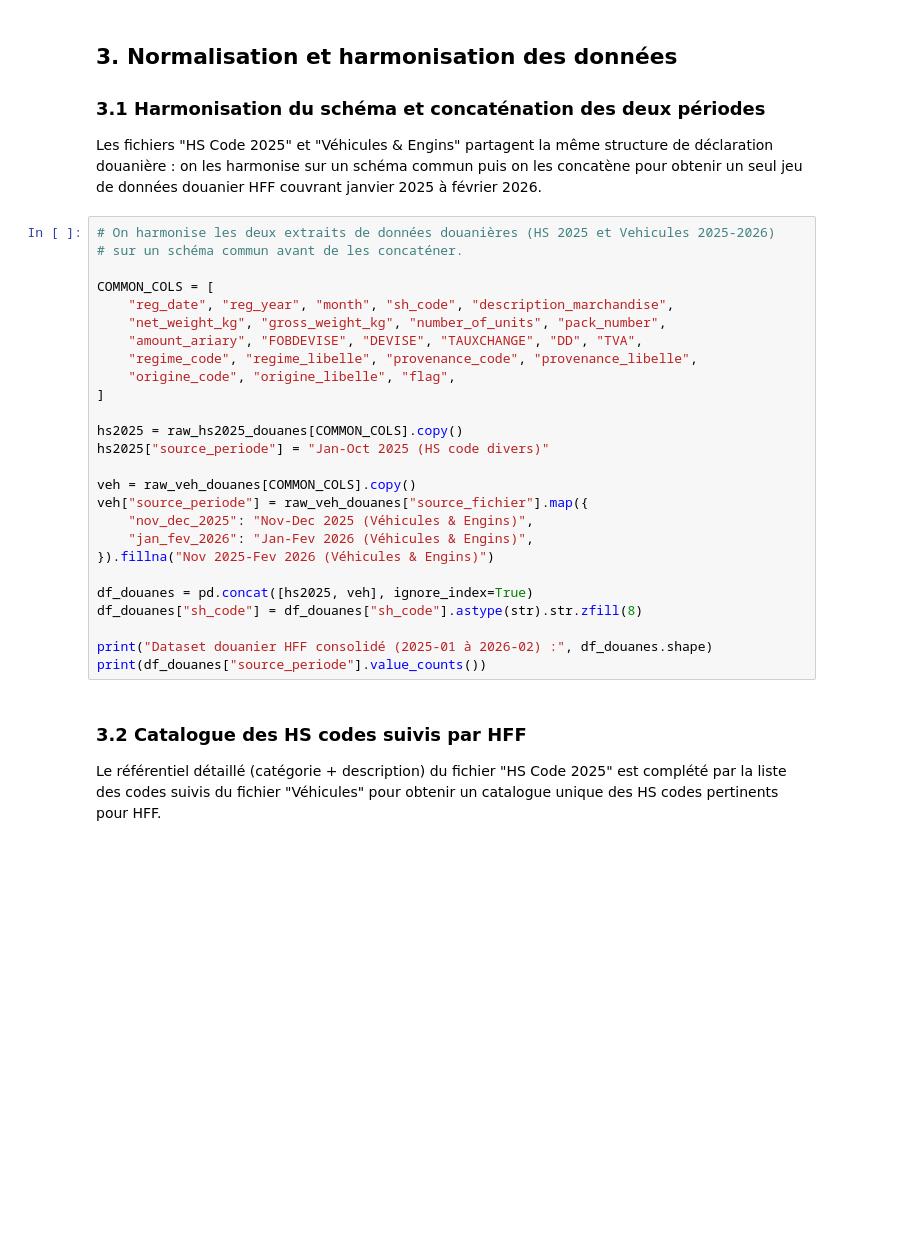
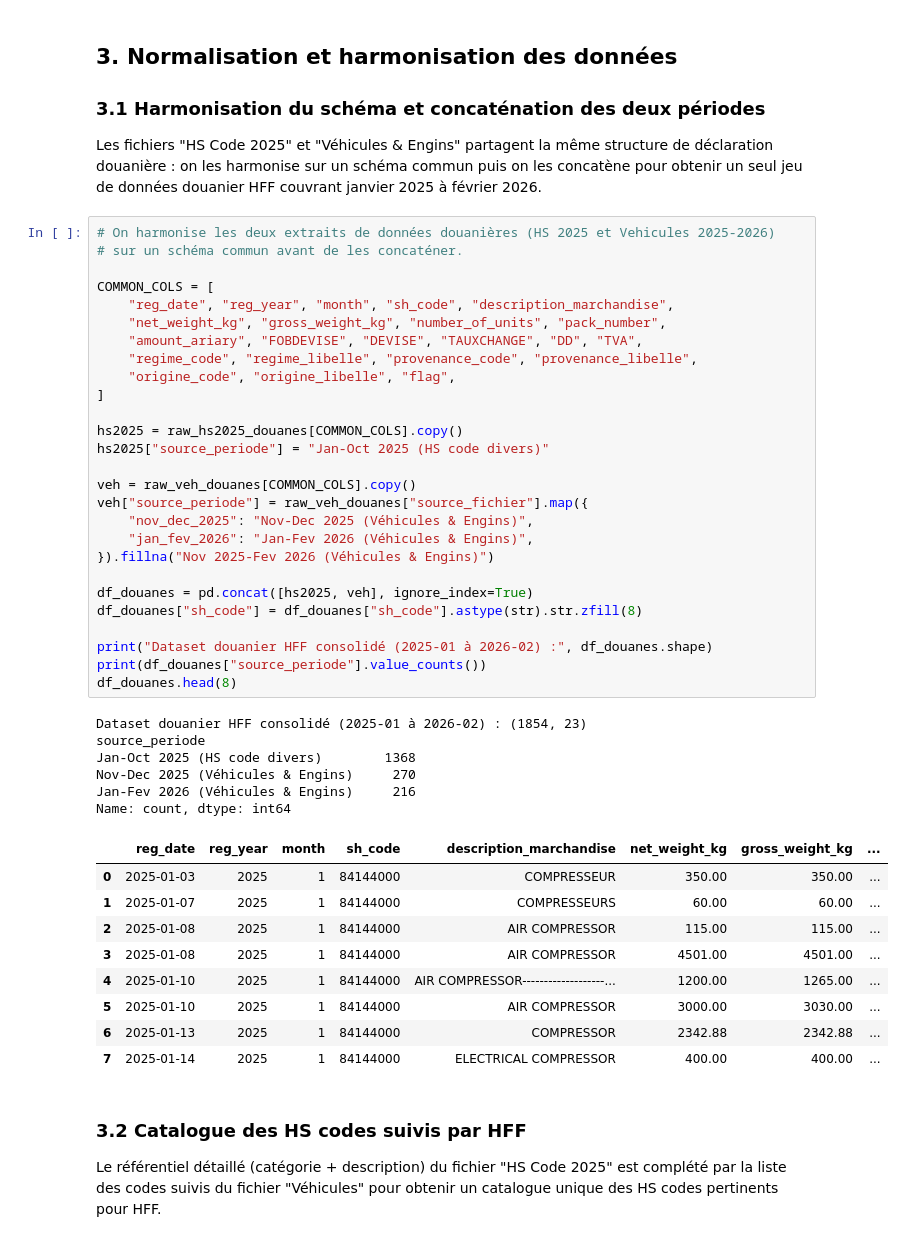
Before and after one commit to nassaigael/google_colab, a Jupyter notebook: Analyse_Positionnement_HFF.ipynb, the cells around one changed output. Cells and saved outputs as stored; diff of their text form; blank space fills up the shorter version.

```diff
--- a/Analyse_Positionnement_HFF.ipynb
+++ b/Analyse_Positionnement_HFF.ipynb
@@ -130,29 +205,46 @@ jeu de données douanier HFF couvrant janvier 2025 à février 2026.
 # %%
 # On harmonise les deux extraits de données douanières (HS 2025 et Vehicules 2025-2026)
 # sur un schéma commun avant de les concaténer.
 
 COMMON_COLS = [
     "reg_date", "reg_year", "month", "sh_code", "description_marchandise",
     "net_weight_kg", "gross_weight_kg", "number_of_units", "pack_number",
     "amount_ariary", "FOBDEVISE", "DEVISE", "TAUXCHANGE", "DD", "TVA",
     "regime_code", "regime_libelle", "provenance_code", "provenance_libelle",
     "origine_code", "origine_libelle", "flag",
 ]
 
 hs2025 = raw_hs2025_douanes[COMMON_COLS].copy()
 hs2025["source_periode"] = "Jan-Oct 2025 (HS code divers)"
 
 veh = raw_veh_douanes[COMMON_COLS].copy()
 veh["source_periode"] = raw_veh_douanes["source_fichier"].map({
     "nov_dec_2025": "Nov-Dec 2025 (Véhicules & Engins)",
     "jan_fev_2026": "Jan-Fev 2026 (Véhicules & Engins)",
 }).fillna("Nov 2025-Fev 2026 (Véhicules & Engins)")
 
 df_douanes = pd.concat([hs2025, veh], ignore_index=True)
 df_douanes["sh_code"] = df_douanes["sh_code"].astype(str).str.zfill(8)
 
 print("Dataset douanier HFF consolidé (2025-01 à 2026-02) :", df_douanes.shape)
 print(df_douanes["source_periode"].value_counts())
+df_douanes.head(8)
+# %% [output]
+Dataset douanier HFF consolidé (2025-01 à 2026-02) : (1854, 23)
+source_periode
+Jan-Oct 2025 (HS code divers)        1368
+Nov-Dec 2025 (Véhicules & Engins)     270
+Jan-Fev 2026 (Véhicules & Engins)     216
+Name: count, dtype: int64
+|  | reg_date | reg_year | month | sh_code | description_marchandise | net_weight_kg | gross_weight_kg | ... |
+| 0 | 2025-01-03 | 2025 | 1 | 84144000 | COMPRESSEUR | 350.00 | 350.00 | ... |
+| 1 | 2025-01-07 | 2025 | 1 | 84144000 | COMPRESSEURS | 60.00 | 60.00 | ... |
+| 2 | 2025-01-08 | 2025 | 1 | 84144000 | AIR COMPRESSOR | 115.00 | 115.00 | ... |
+| 3 | 2025-01-08 | 2025 | 1 | 84144000 | AIR COMPRESSOR | 4501.00 | 4501.00 | ... |
+| 4 | 2025-01-10 | 2025 | 1 | 84144000 | AIR COMPRESSOR-------------------... | 1200.00 | 1265.00 | ... |
+| 5 | 2025-01-10 | 2025 | 1 | 84144000 | AIR COMPRESSOR | 3000.00 | 3030.00 | ... |
+| 6 | 2025-01-13 | 2025 | 1 | 84144000 | COMPRESSOR | 2342.88 | 2342.88 | ... |
+| 7 | 2025-01-14 | 2025 | 1 | 84144000 | ELECTRICAL COMPRESSOR | 400.00 | 400.00 | ... |
 # %% [markdown]
 ### 3.2 Catalogue des HS codes suivis par HFF
 
```
Also changed, not shown: parts of 23 cells of this notebook.
